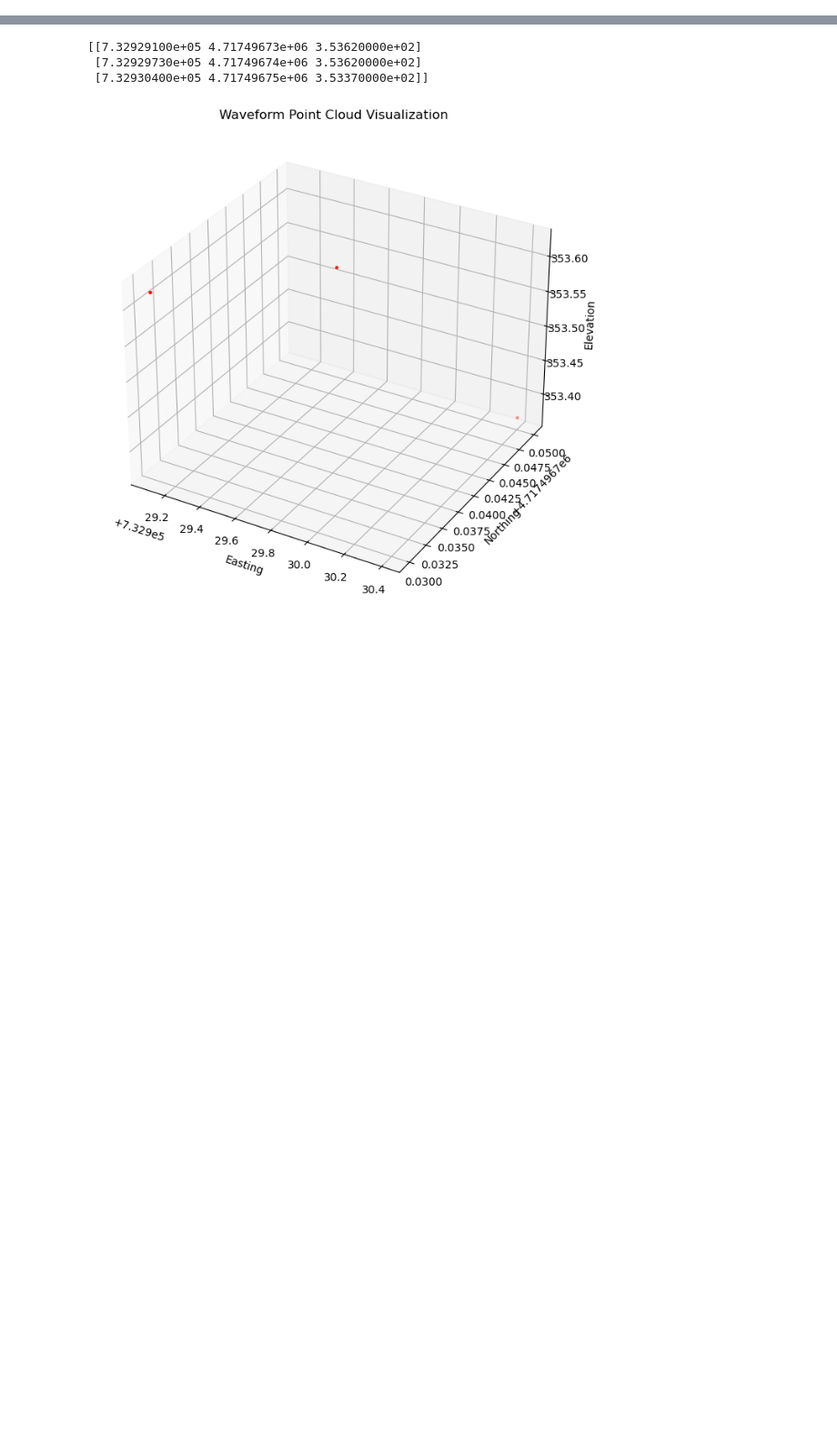
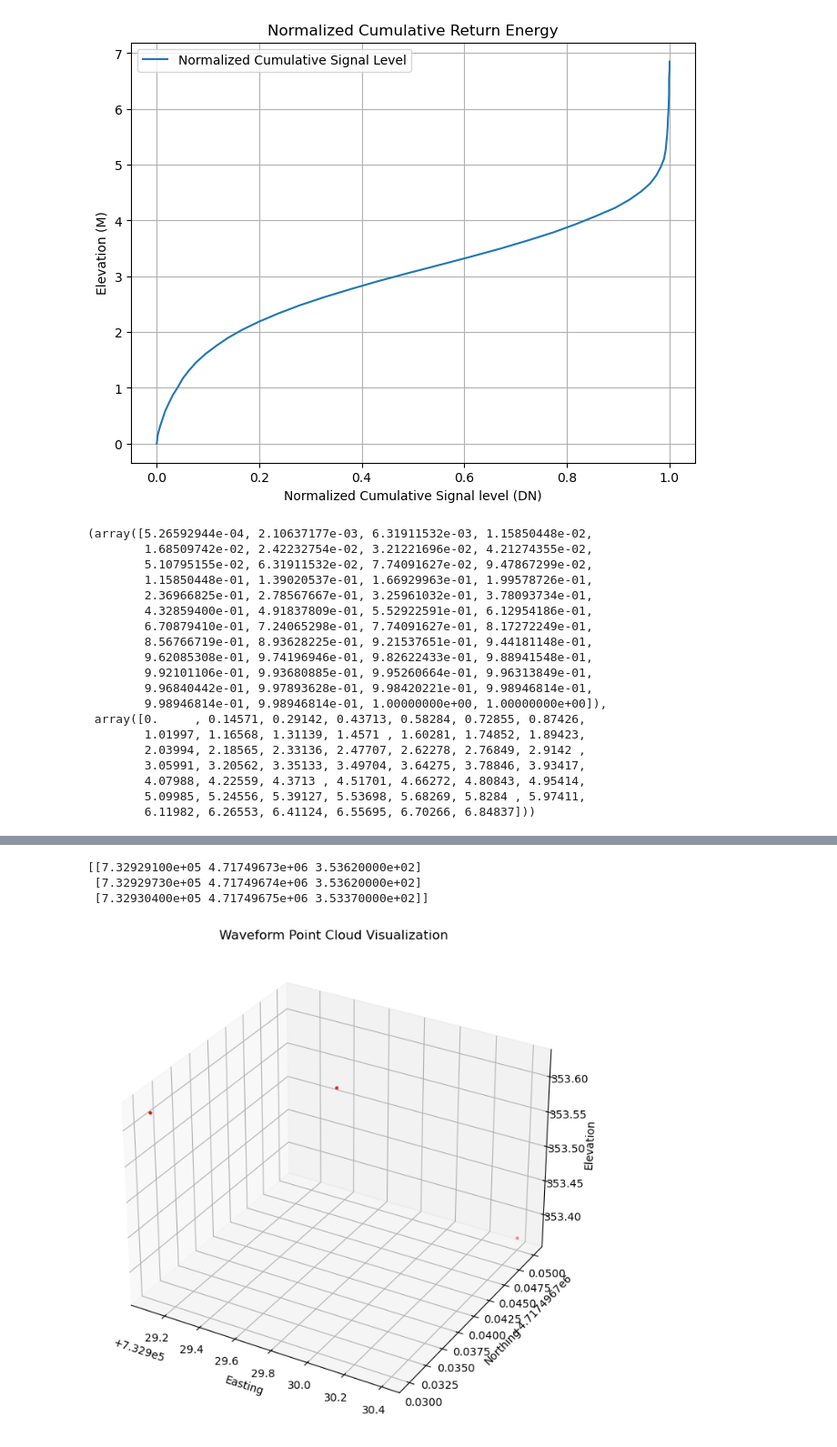
Before and after one commit to feyu39/Neon-Full-Waveform-LiDAR-Processor, a Jupyter notebook: neon_processor_one.ipynb, the cells around one changed output, grey strips where cells are left out. Shown at 91% size. Drawn from its saved outputs; the diff is of its cells as text; code cells hidden in the pictures; blank space fills up the shorter version.

Commit message:
Added normalized cumulative energy algorithm

```diff
--- a/neon_processor_one.ipynb
+++ b/neon_processor_one.ipynb
@@ -701,3 +709,55 @@ Z_last: [359.65875]
+# %%
+def normalize_cumulative_return_energy(waveform_intensity_x, waveform_elevation_y):
+    # Create normalized cumulative signal energy from waveform intensity values
+
+    # Turn elevation into relative height
+    min_elevation = np.min(waveform_elevation_y)
+    relative_elevations = waveform_elevation_y - min_elevation
+
+    # Sort intensity by elevation
+    combined_data = np.array(list(zip(relative_elevations, waveform_intensity_x)))
+    sorted_data = combined_data[combined_data[:, 0].argsort()]
+
+    # Extract sorted intensity and elevation
+    sorted_elevation = sorted_data[:, 0]
+    sorted_intensity = sorted_data[:, 1]
+
+    # Plot cumulative intensity
+    cumulative_intensity_sum = np.cumsum(sorted_intensity)
+    normalized_cumulative_intensity = cumulative_intensity_sum / cumulative_intensity_sum[-1]
+    plt.figure(figsize=(8, 6))
+    plt.plot(normalized_cumulative_intensity, sorted_elevation, label="Normalized Cumulative Signal Level")
+    # DN has no processing (raw lidar intensity)
+    plt.xlabel("Normalized Cumulative Signal level (DN)")
+    plt.ylabel("Elevation (M)")
+    plt.title("Normalized Cumulative Return Energy")
+    plt.legend()
+    plt.grid()
+    plt.show()
+    return normalized_cumulative_intensity, sorted_elevation
+# %%
+normalize_cumulative_return_energy(waveform, waveform_z_axis)
+# %% [output]
+[figure, added]
+(array([5.26592944e-04, 2.10637177e-03, 6.31911532e-03, 1.15850448e-02,
+        1.68509742e-02, 2.42232754e-02, 3.21221696e-02, 4.21274355e-02,
+        5.10795155e-02, 6.31911532e-02, 7.74091627e-02, 9.47867299e-02,
+        1.15850448e-01, 1.39020537e-01, 1.66929963e-01, 1.99578726e-01,
+        2.36966825e-01, 2.78567667e-01, 3.25961032e-01, 3.78093734e-01,
+        4.32859400e-01, 4.91837809e-01, 5.52922591e-01, 6.12954186e-01,
+        6.70879410e-01, 7.24065298e-01, 7.74091627e-01, 8.17272249e-01,
+        8.56766719e-01, 8.93628225e-01, 9.21537651e-01, 9.44181148e-01,
+        9.62085308e-01, 9.74196946e-01, 9.82622433e-01, 9.88941548e-01,
+        9.92101106e-01, 9.93680885e-01, 9.95260664e-01, 9.96313849e-01,
+        9.96840442e-01, 9.97893628e-01, 9.98420221e-01, 9.98946814e-01,
+        9.98946814e-01, 9.98946814e-01, 1.00000000e+00, 1.00000000e+00]),
+ array([0.     , 0.14571, 0.29142, 0.43713, 0.58284, 0.72855, 0.87426,
+        1.01997, 1.16568, 1.31139, 1.4571 , 1.60281, 1.74852, 1.89423,
+        2.03994, 2.18565, 2.33136, 2.47707, 2.62278, 2.76849, 2.9142 ,
+        3.05991, 3.20562, 3.35133, 3.49704, 3.64275, 3.78846, 3.93417,
+        4.07988, 4.22559, 4.3713 , 4.51701, 4.66272, 4.80843, 4.95414,
+        5.09985, 5.24556, 5.39127, 5.53698, 5.68269, 5.8284 , 5.97411,
+        6.11982, 6.26553, 6.41124, 6.55695, 6.70266, 6.84837]))
 # %%
 # Plot data coverage
 start = time.time()
```
Also changed, not shown: parts of 7 cells of this notebook.
